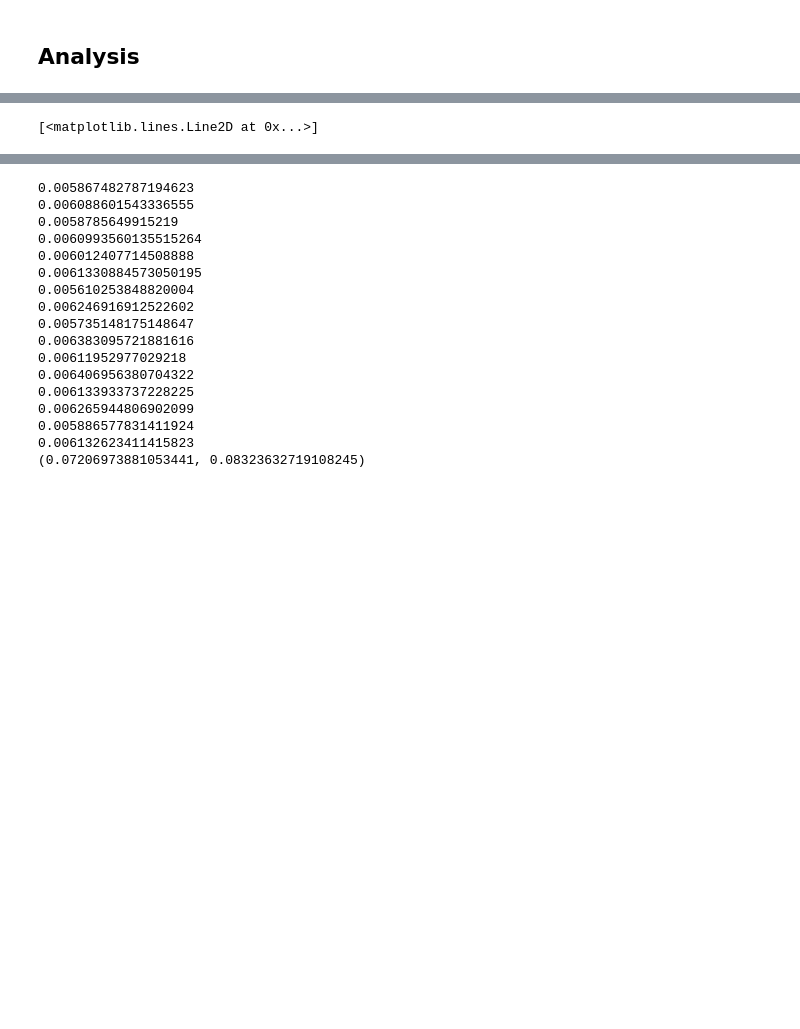
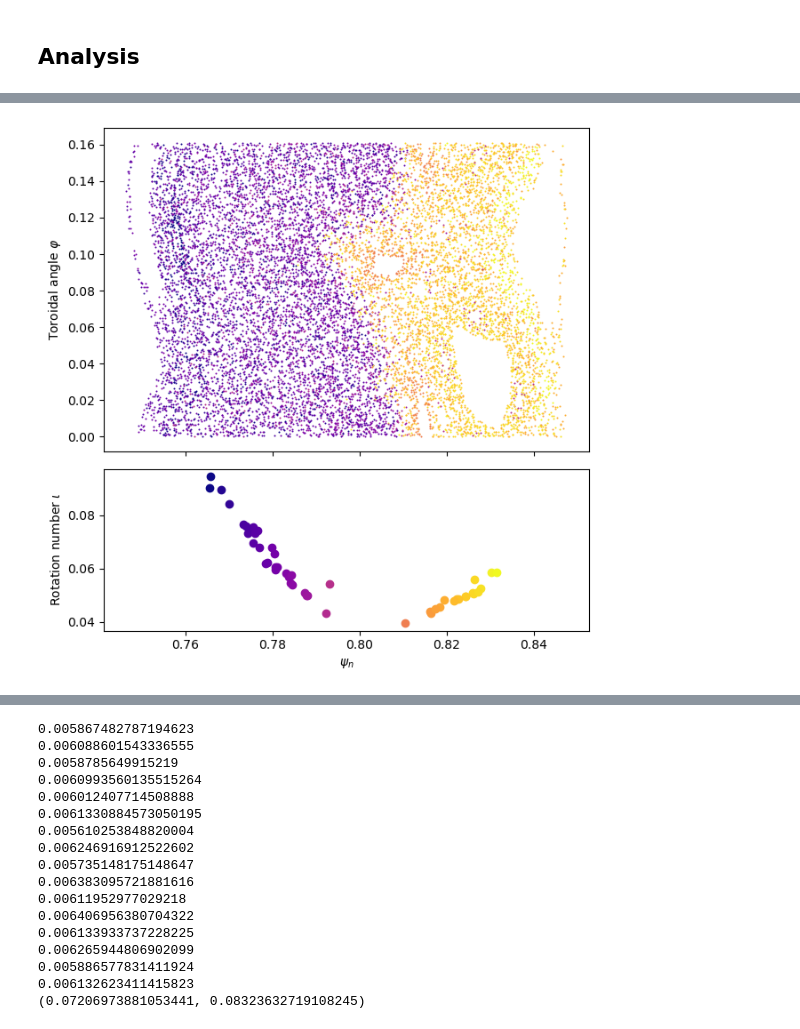
Before and after one commit to Maplenormandy/c1lgkt, a Jupyter notebook: bin/midplane_section_analysis.ipynb, the cells around one changed output, grey strips where cells are left out. Cells and saved outputs as stored; diff of their text form; code cells hidden in the pictures; blank space fills up the shorter version.

```diff
--- a/bin/midplane_section_analysis.ipynb
+++ b/bin/midplane_section_analysis.ipynb
@@ -73,7 +72,7 @@ t0 = rotating_frame.t0
 # %%
 # %% Load data and compute Poincare sections
 
-filelabel = 'midplane_deut_trapped_r50'
+filelabel = 'midplane_deut_trapped_r75'
 output_dir = 'D:/Documents/IFS/hmode_jet/outputs/'
 
 paths = glob.glob(output_dir+'sections/{}/[0-9][0-9][0-9][0-9][0-9].npz'.format(filelabel))
@@ -102,4 +101,7 @@ nump = y.shape[0]//5
 # Compute Poincare section
 ppunc, npunc = particle_tools.compute_midplane_punctures(t, y, geom)
 ppunc2, npunc2 = particle_tools.compute_toroidal_punctures(t, y, rotating_frame, period=(2*np.pi/39))
+
+y = None
+dy = None
 # %% [output]
@@ -157,12 +111 @@ plt.ylabel('theta')
-# %%
-# %% Plot trajectories vs. time
-
-k = 0
-
-plt.figure()
-plt.plot(t, dy[k + 0*nump], marker='.')
-#plt.twinx()
-plt.plot(t, dy[k + 2*nump], marker='.', c='tab:orange')
-# %% [output]
-[<matplotlib.lines.Line2D at 0x...>]
 # %%
@@ -218 +135,43 @@ plt.tight_layout()
+# %%
+# %% Plot the outer midplane section
+
+fig, axs = plt.subplots(2,1, sharex=True, figsize=(6.4,6.4), height_ratios=(2,1))
+
+rmax = np.max(ravgs)
+rmin = np.min(ravgs)
+
+for k in range(nump):
+    ntor = 39
+
+    ## Compute color to plot based on the radial location
+    norm = mpl.colors.Normalize(vmin=rmin, vmax=rmax)
+    color = mpl.cm.plasma(norm(ravgs[k]))
+
+    r = ppunc[k][1][0,:]
+    varphi = np.unwrap(ppunc[k][1][1,:] - omega_frame * (ppunc[k][0] - t0))
+    z = ppunc[k][1][2,:]
+
+    psi = eq.interp_psi.ev(r, z)
+
+    ## Plot the Poincare section, colored by trajectory
+    axs[0].scatter(psi/eq.psix, np.mod(varphi,2*np.pi/ntor), s=4*(72/100.0)**2, lw=0, color=color, rasterized=True)
+
+    psiavg = eq.interp_psi.ev(ravgs[k], eq.zaxis)
+
+    ## Plot the rotation number
+    axs[1].scatter(psiavg/eq.psix, iota[k], color=color)
+
+
+#plt.suptitle('Trapped electron Poincare section')
+
+axs[0].set_ylabel(R'Toroidal angle $\varphi$')
+#axs[0].set_ylabel(R'Major radius $R$')
+axs[1].set_xlabel(R'$\psi_n$')
+axs[1].set_ylabel(R'Rotation number $\iota$')
+
+plt.tight_layout()
+
+plt.savefig('./outputs/{}_toroidal.pdf'.format(filelabel), dpi=300, bbox_inches='tight')
+# %% [output]
+[figure, added]
 # %%
```
Also changed, not shown: parts of 15 cells of this notebook, 7 other files.
